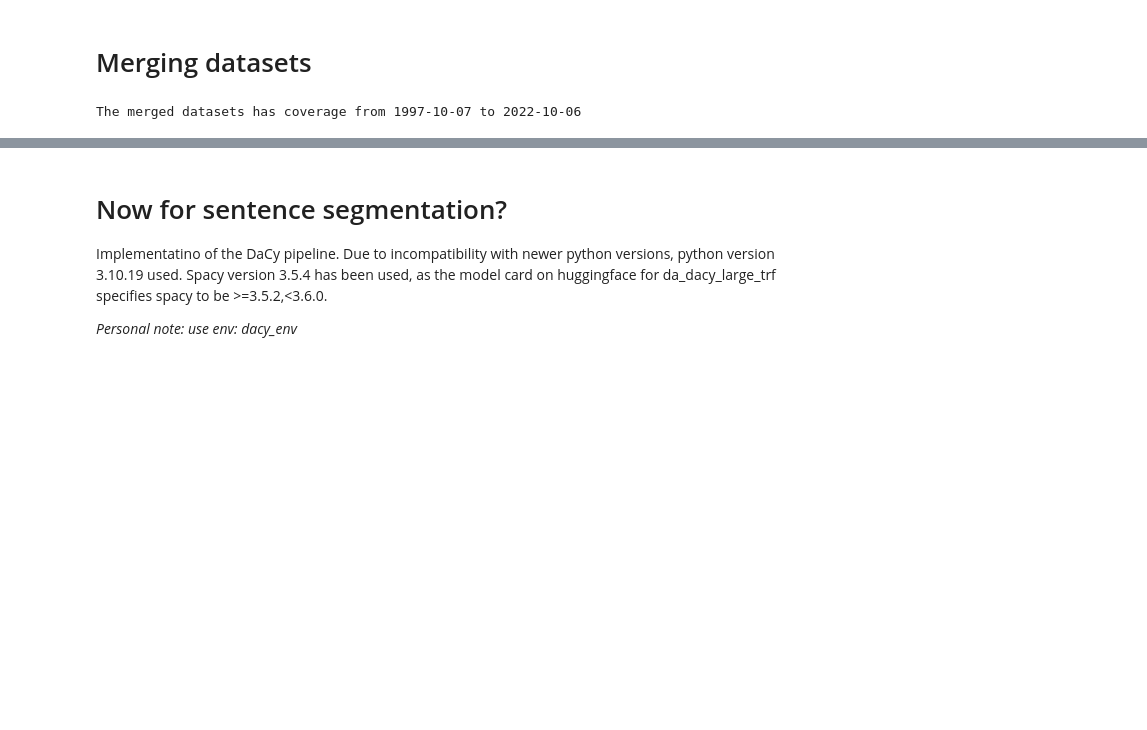
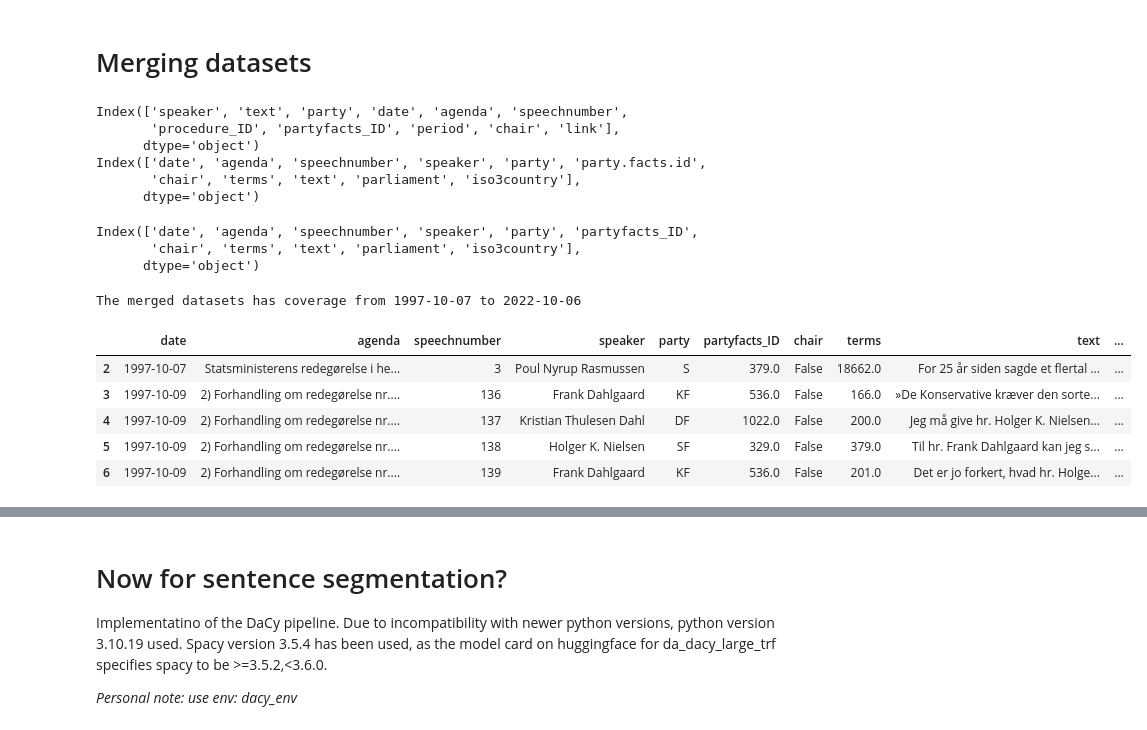
Before and after one commit to Lundsfryd/BlameBERT, a Jupyter notebook: data_making/scripts/initial_data_creation/initial_data_formatting.ipynb, the cells around one changed output, grey strips where cells are left out. Drawn from its saved outputs; the diff is of its cells as text; code cells hidden in the pictures; blank space fills up the shorter version.

```diff
--- a/data_making/scripts/initial_data_creation/initial_data_formatting.ipynb
+++ b/data_making/scripts/initial_data_creation/initial_data_formatting.ipynb
@@ -70,6 +70,27 @@ print(f"The PLS dataset has coverage from {min_time_PLS.date()} to {max_time_PLS
 The PLS dataset has coverage from 2007-11-27 to 2022-10-06
 # %% [markdown]
 # Merging datasets
+# %%
+#rename column(s) in each to match the counterpart
+
+print(df_PLS.columns)
+print(df_corp.columns) # party.facts.id to partyfacts_ID
+# %% [output]
+Index(['speaker', 'text', 'party', 'date', 'agenda', 'speechnumber',
+       'procedure_ID', 'partyfacts_ID', 'period', 'chair', 'link'],
+      dtype='object')
+Index(['date', 'agenda', 'speechnumber', 'speaker', 'party', 'party.facts.id',
+       'chair', 'terms', 'text', 'parliament', 'iso3country'],
+      dtype='object')
+# %%
+#rename party.facts.id to partyfacts_ID in corp dataset
+
+df_corp = df_corp.rename(columns={"party.facts.id": "partyfacts_ID"})
+print(df_corp.columns) #double check
+# %% [output]
+Index(['date', 'agenda', 'speechnumber', 'speaker', 'party', 'partyfacts_ID',
+       'chair', 'terms', 'text', 'parliament', 'iso3country'],
+      dtype='object')
 # %%
 
 # Keep only rows in df2 strictly after max date of df1
@@ -90,3 +111,13 @@ max_time_merged = df_merged["date"].max()
 print(f"The merged datasets has coverage from {min_time_merged.date()} to {max_time_merged.date()}")
 # %% [output]
 The merged datasets has coverage from 1997-10-07 to 2022-10-06
+# %%
+#print head of dataset
+df_merged.head()
+# %% [output]
+|  | date | agenda | speechnumber | speaker | party | partyfacts_ID | chair | terms | text | ... |
+| 2 | 1997-10-07 | Statsministerens redegørelse i he... | 3 | Poul Nyrup Rasmussen | S | 379.0 | False | 18662.0 | For 25 år siden sagde et flertal ... | ... |
+| 3 | 1997-10-09 | 2) Forhandling om redegørelse nr.... | 136 | Frank Dahlgaard | KF | 536.0 | False | 166.0 | »De Konservative kræver den sorte... | ... |
+| 4 | 1997-10-09 | 2) Forhandling om redegørelse nr.... | 137 | Kristian Thulesen Dahl | DF | 1022.0 | False | 200.0 | Jeg må give hr. Holger K. Nielsen... | ... |
+| 5 | 1997-10-09 | 2) Forhandling om redegørelse nr.... | 138 | Holger K. Nielsen | SF | 329.0 | False | 379.0 | Til hr. Frank Dahlgaard kan jeg s... | ... |
+| 6 | 1997-10-09 | 2) Forhandling om redegørelse nr.... | 139 | Frank Dahlgaard | KF | 536.0 | False | 201.0 | Det er jo forkert, hvad hr. Holge... | ... |
```
Also changed, not shown: parts of 14 cells of this notebook, 3 other files.
